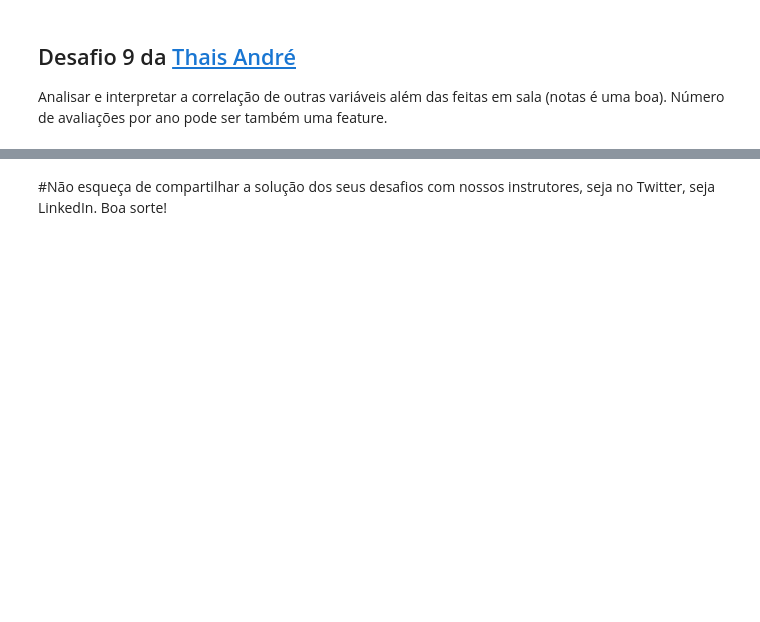
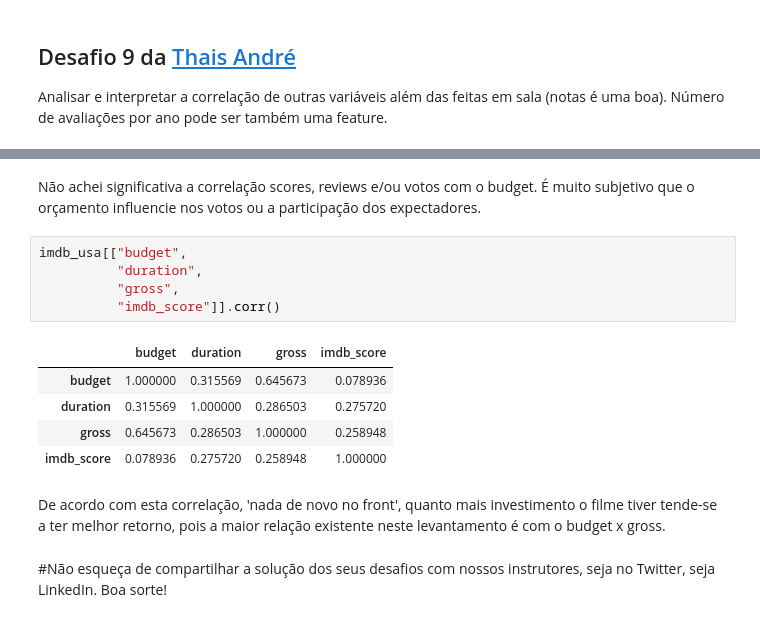
Before and after one commit to itimes-digital/quarentena-dados-alura, a Jupyter notebook: QuarentenaDados_aula03.ipynb, the cells around one changed output, grey strips where cells are left out. Drawn from its saved outputs; the diff is of its cells as text; blank space fills up the shorter version.

```diff
--- a/QuarentenaDados_aula03.ipynb
+++ b/QuarentenaDados_aula03.ipynb
@@ -551,2 +564,17 @@ Analisar e interpretar a correlação de outras variáveis além das feitas em s
+# %% [markdown]
+Não achei significativa a correlação scores, reviews e/ou votos com o budget. É muito subjetivo que o orçamento influencie nos votos ou a participação dos expectadores.
+# %%
+imdb_usa[["budget",
+          "duration",
+          "gross",
+          "imdb_score"]].corr()
+# %% [output]
+|  | budget | duration | gross | imdb_score |
+| budget | 1.000000 | 0.315569 | 0.645673 | 0.078936 |
+| duration | 0.315569 | 1.000000 | 0.286503 | 0.275720 |
+| gross | 0.645673 | 0.286503 | 1.000000 | 0.258948 |
+| imdb_score | 0.078936 | 0.275720 | 0.258948 | 1.000000 |
+# %% [markdown]
+De acordo com esta correlação, 'nada de novo no front', quanto mais investimento o filme tiver tende-se a ter melhor retorno, pois a maior relação existente neste levantamento é com o budget x gross.
 # %% [markdown]
 #Não esqueça de compartilhar a solução dos seus desafios com nossos instrutores, seja no Twitter, seja LinkedIn. Boa sorte!
```
Also changed, not shown: parts of 2 cells of this notebook.
